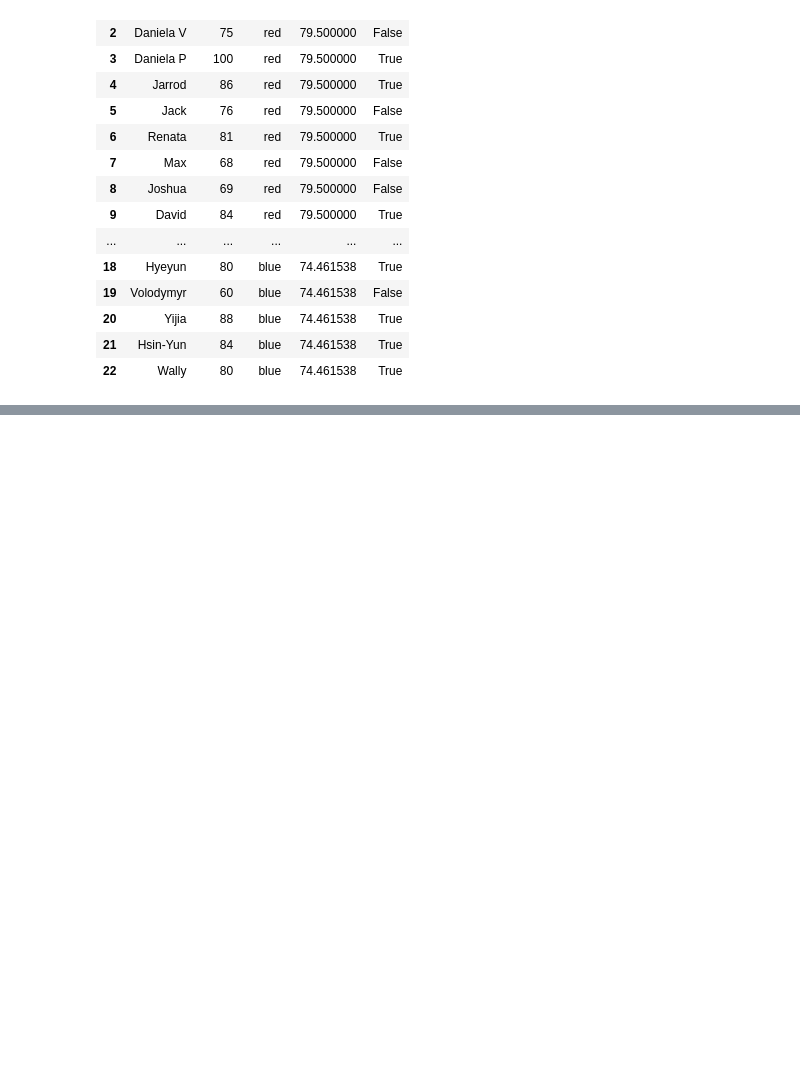
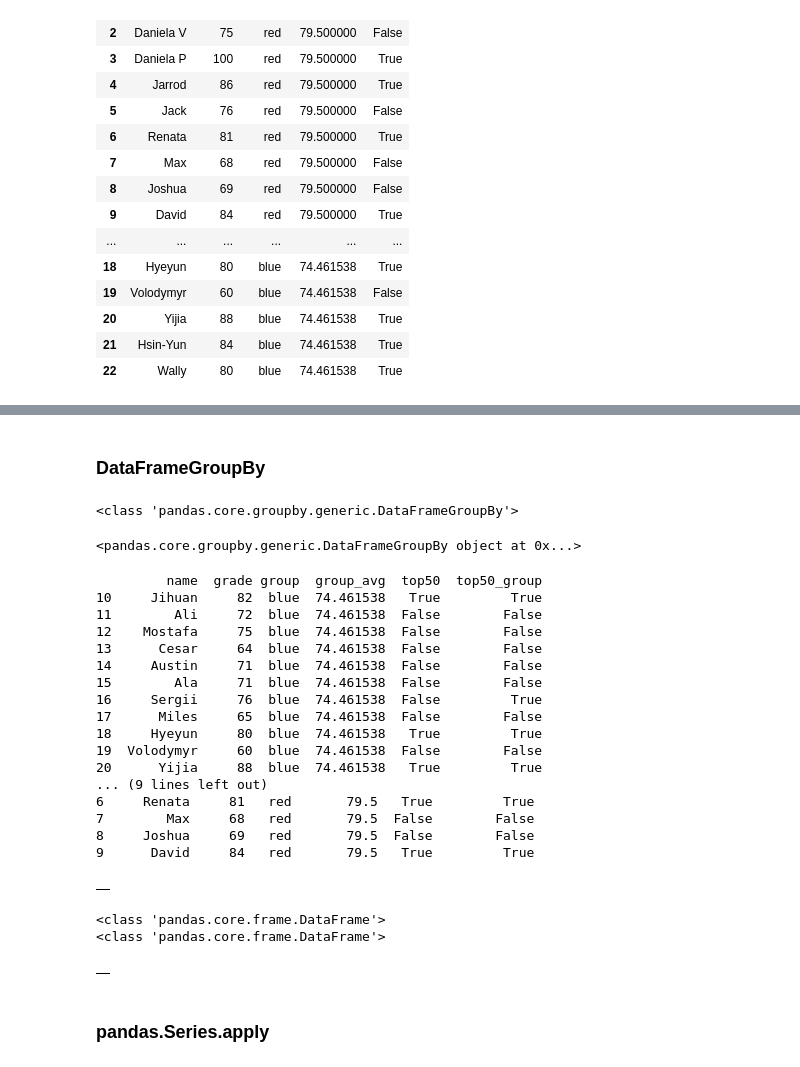
Before and after one commit to joeseid/helloworld, a Jupyter notebook: pandas_intro.ipynb, the cells around one changed output, grey strips where cells are left out. Drawn from its saved outputs; the diff is of its cells as text; code cells hidden in the pictures; blank space fills up the shorter version.

```diff
--- a/pandas_intro.ipynb
+++ b/pandas_intro.ipynb
@@ -301,0 +335,6 @@ roster
+# %%
+def print_arg(x):
+    print(x)
+
+def print_type(x):
+    print(type(x))
@@ -301,0 +569,36 @@ roster
+# %% [markdown]
+### DataFrameGroupBy
+# %%
+groups = roster.groupby(by=['group'])
+print(type(groups))
+groups
+# %% [output]
+<class 'pandas.core.groupby.generic.DataFrameGroupBy'>
+<pandas.core.groupby.generic.DataFrameGroupBy object at 0x...>
+# %%
+groups.apply(print_arg)
+# %% [output]
+         name  grade group  group_avg  top50  top50_group
+10     Jihuan     82  blue  74.461538   True         True
+11        Ali     72  blue  74.461538  False        False
+12    Mostafa     75  blue  74.461538  False        False
+13      Cesar     64  blue  74.461538  False        False
+14     Austin     71  blue  74.461538  False        False
+15        Ala     71  blue  74.461538  False        False
+16     Sergii     76  blue  74.461538  False         True
+17      Miles     65  blue  74.461538  False        False
+18     Hyeyun     80  blue  74.461538   True         True
+19  Volodymyr     60  blue  74.461538  False        False
+20      Yijia     88  blue  74.461538   True         True
+... (9 lines left out)
+6     Renata     81   red       79.5   True         True
+7        Max     68   red       79.5  False        False
+8     Joshua     69   red       79.5  False        False
+9      David     84   red       79.5   True         True
+|  |
+# %%
+groups.apply(print_type)
+# %% [output]
+<class 'pandas.core.frame.DataFrame'>
+<class 'pandas.core.frame.DataFrame'>
+|  |
@@ -301,0 +611,2 @@ roster
+# %% [markdown]
+### pandas.Series.apply
```
Also changed, not shown: parts of 27 cells of this notebook, 2 other files.
